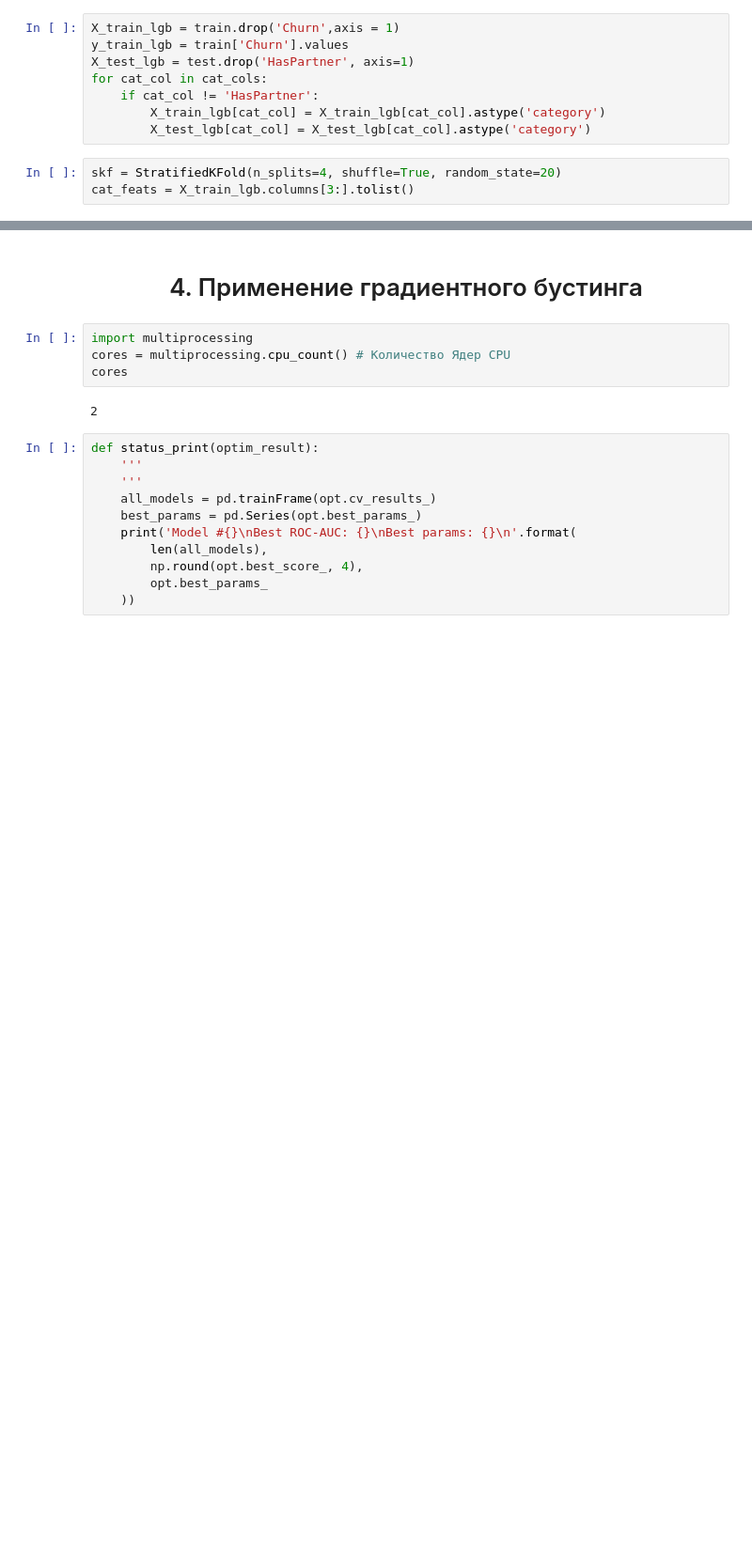
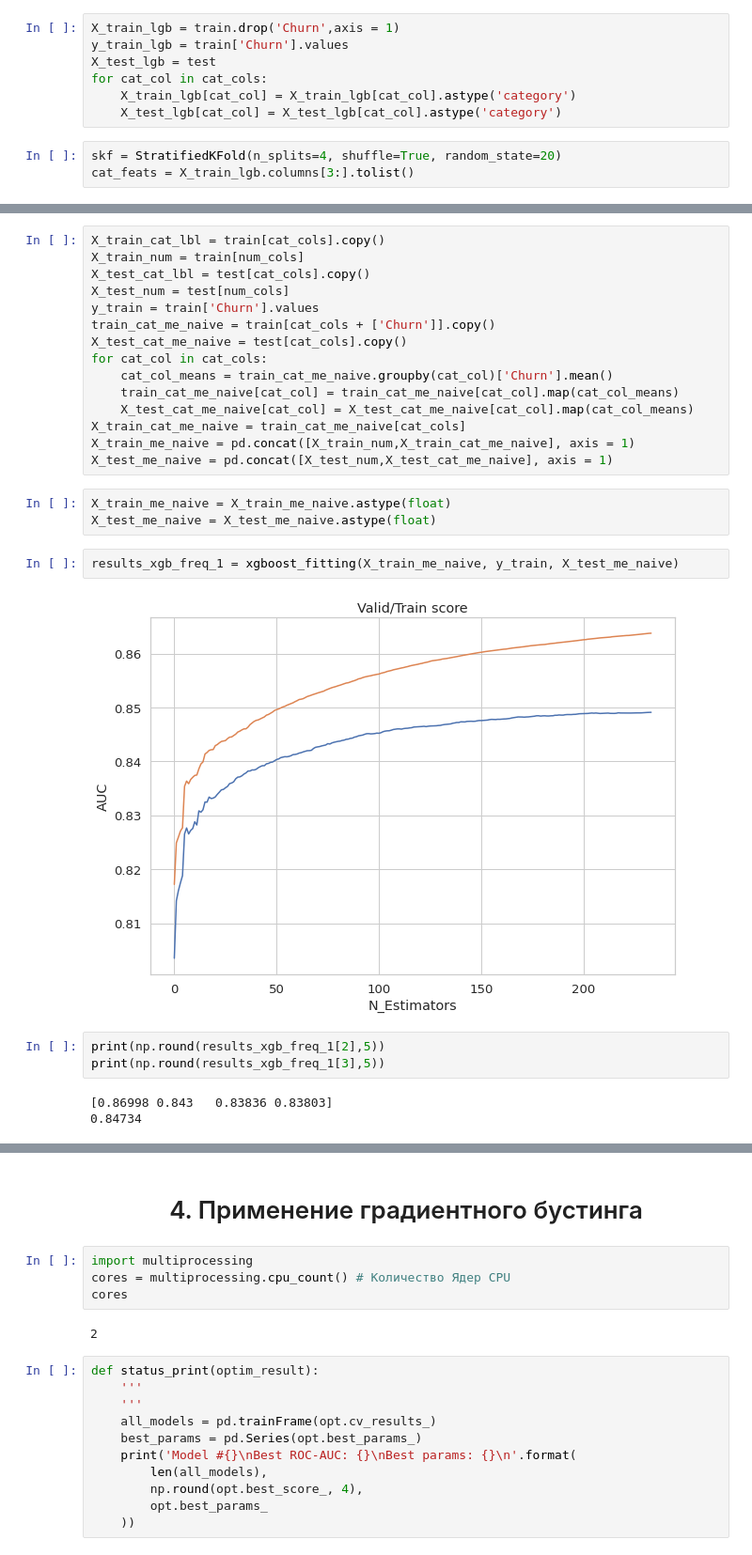
Before and after one commit to EuMentality/competitions, a Jupyter notebook: churn_telecom_prediction/EDA.ipynb, the cells around one changed output, grey strips where cells are left out. Shown at 94% size. Cells and saved outputs as stored; diff of their text form; blank space fills up the shorter version.

```diff
--- a/churn_telecom_prediction/EDA.ipynb
+++ b/churn_telecom_prediction/EDA.ipynb
@@ -616,11 +617,10 @@ preds_lr= predict(lr_model[0], lr_model[1], test)
 # %%
 X_train_lgb = train.drop('Churn',axis = 1)
 y_train_lgb = train['Churn'].values
-X_test_lgb = test.drop('HasPartner', axis=1)
+X_test_lgb = test
 for cat_col in cat_cols:
-    if cat_col != 'HasPartner':
-        X_train_lgb[cat_col] = X_train_lgb[cat_col].astype('category')
-        X_test_lgb[cat_col] = X_test_lgb[cat_col].astype('category')
+    X_train_lgb[cat_col] = X_train_lgb[cat_col].astype('category')
+    X_test_lgb[cat_col] = X_test_lgb[cat_col].astype('category')
 # %%
 skf = StratifiedKFold(n_splits=4, shuffle=True, random_state=20)
 cat_feats = X_train_lgb.columns[3:].tolist()
@@ -631,0 +806,28 @@ AttributeError: ignored
+# %%
+X_train_cat_lbl = train[cat_cols].copy()
+X_train_num = train[num_cols]
+X_test_cat_lbl = test[cat_cols].copy()
+X_test_num = test[num_cols]
+y_train = train['Churn'].values
+train_cat_me_naive = train[cat_cols + ['Churn']].copy()
+X_test_cat_me_naive = test[cat_cols].copy()
+for cat_col in cat_cols:
+    cat_col_means = train_cat_me_naive.groupby(cat_col)['Churn'].mean()
+    train_cat_me_naive[cat_col] = train_cat_me_naive[cat_col].map(cat_col_means)
+    X_test_cat_me_naive[cat_col] = X_test_cat_me_naive[cat_col].map(cat_col_means)
+X_train_cat_me_naive = train_cat_me_naive[cat_cols]
+X_train_me_naive = pd.concat([X_train_num,X_train_cat_me_naive], axis = 1)
+X_test_me_naive = pd.concat([X_test_num,X_test_cat_me_naive], axis = 1)
+# %%
+X_train_me_naive = X_train_me_naive.astype(float)
+X_test_me_naive = X_test_me_naive.astype(float)
+# %%
+results_xgb_freq_1 = xgboost_fitting(X_train_me_naive, y_train, X_test_me_naive)
+# %% [output]
+[figure, added]
+# %%
+print(np.round(results_xgb_freq_1[2],5))
+print(np.round(results_xgb_freq_1[3],5))
+# %% [output]
+[0.86998 0.843   0.83836 0.83803]
+0.84734
```
Also changed, not shown: parts of 26 cells of this notebook.
